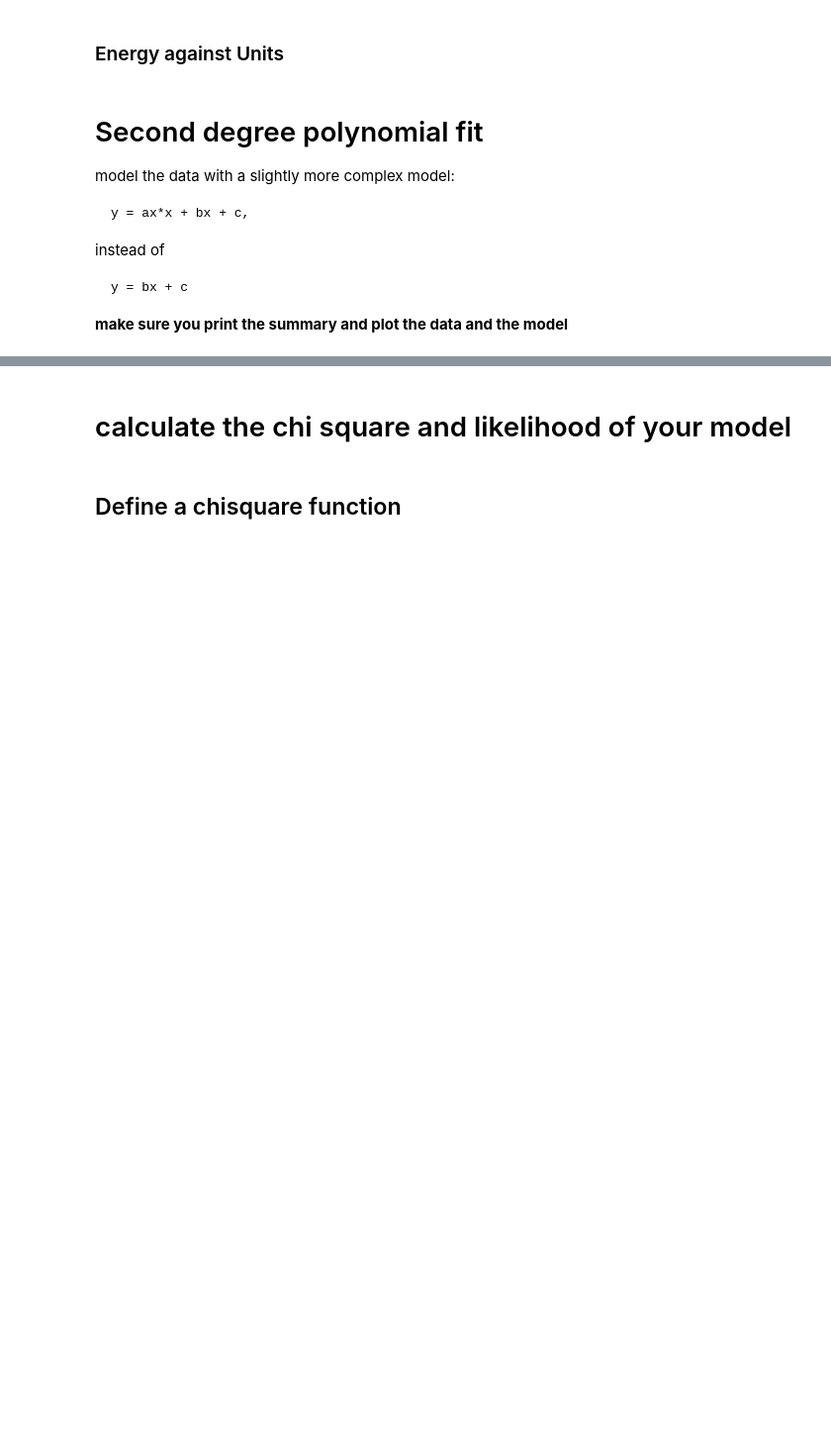
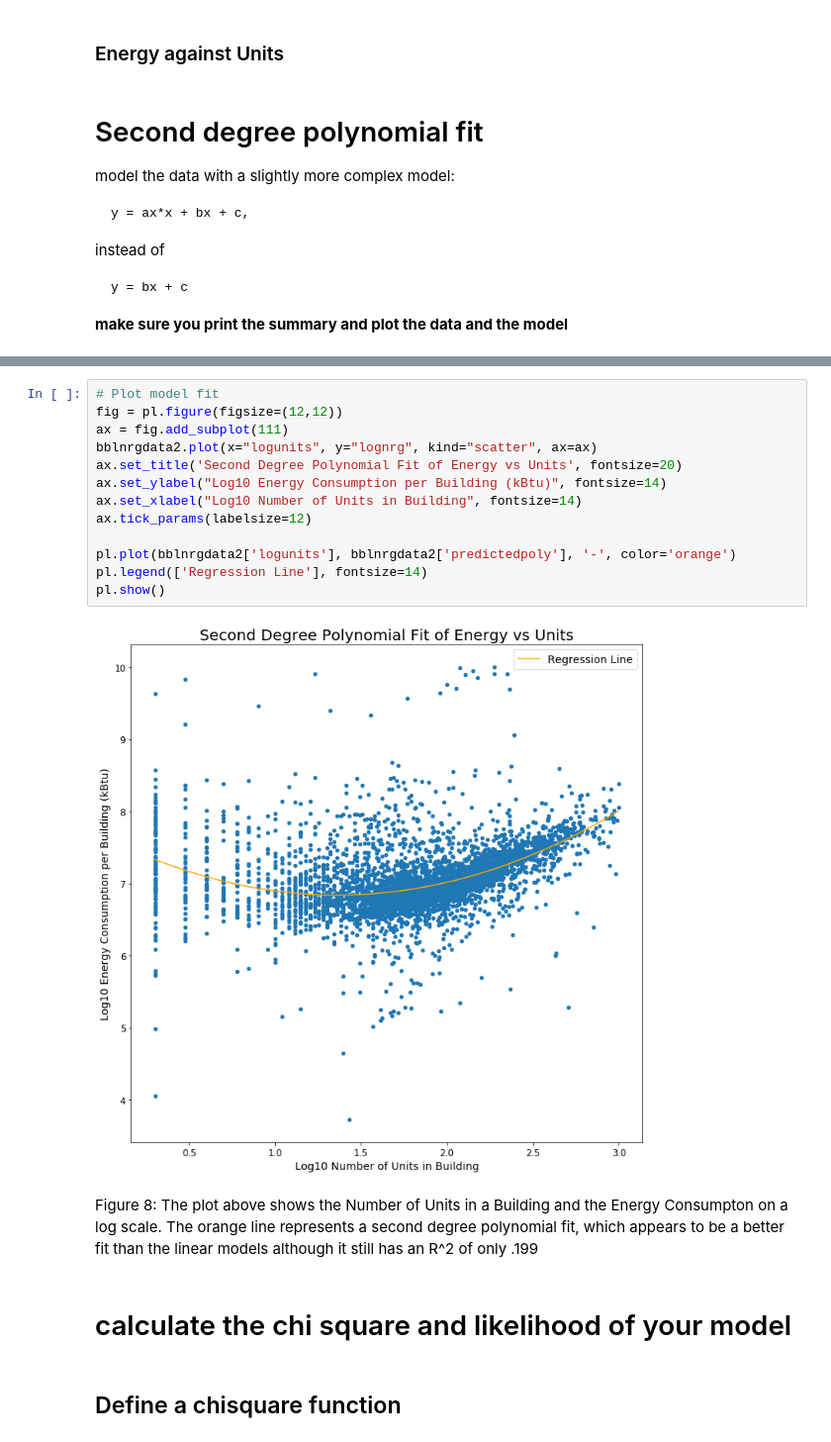
Before and after one commit to patafiot/PUI2018_tp1600, a Jupyter notebook: HW10_tp1600/building_nrg_instructions.ipynb, the cells around one changed output, grey strips where cells are left out. Shown at 99% size. Saved outputs shown, nothing was run; the diff lists cells and outputs as text; blank space fills up the shorter version.

```diff
--- a/HW10_tp1600/building_nrg_instructions.ipynb
+++ b/HW10_tp1600/building_nrg_instructions.ipynb
@@ -593,3 +618,20 @@ Figure 8: ...
+# %%
+# Plot model fit
+fig = pl.figure(figsize=(12,12))
+ax = fig.add_subplot(111)
+bblnrgdata2.plot(x="logunits", y="lognrg", kind="scatter", ax=ax)
+ax.set_title('Second Degree Polynomial Fit of Energy vs Units', fontsize=20)
+ax.set_ylabel("Log10 Energy Consumption per Building (kBtu)", fontsize=14)
+ax.set_xlabel("Log10 Number of Units in Building", fontsize=14)
+ax.tick_params(labelsize=12)
+
+pl.plot(bblnrgdata2['logunits'], bblnrgdata2['predictedpoly'], '-', color='orange')
+pl.legend(['Regression Line'], fontsize=14)
+pl.show()
+# %% [output]
+[figure, added]
+# %% [markdown]
+Figure 8: The plot above shows the Number of Units in a Building and the Energy Consumpton on a log scale. The orange line represents a second degree polynomial fit, which appears to be a better fit than the linear models although it still has an R^2 of only .199
 # %% [markdown]
 # calculate the chi square and likelihood of your model
 # %% [markdown]
```
Also changed, not shown: parts of 39 cells of this notebook.
